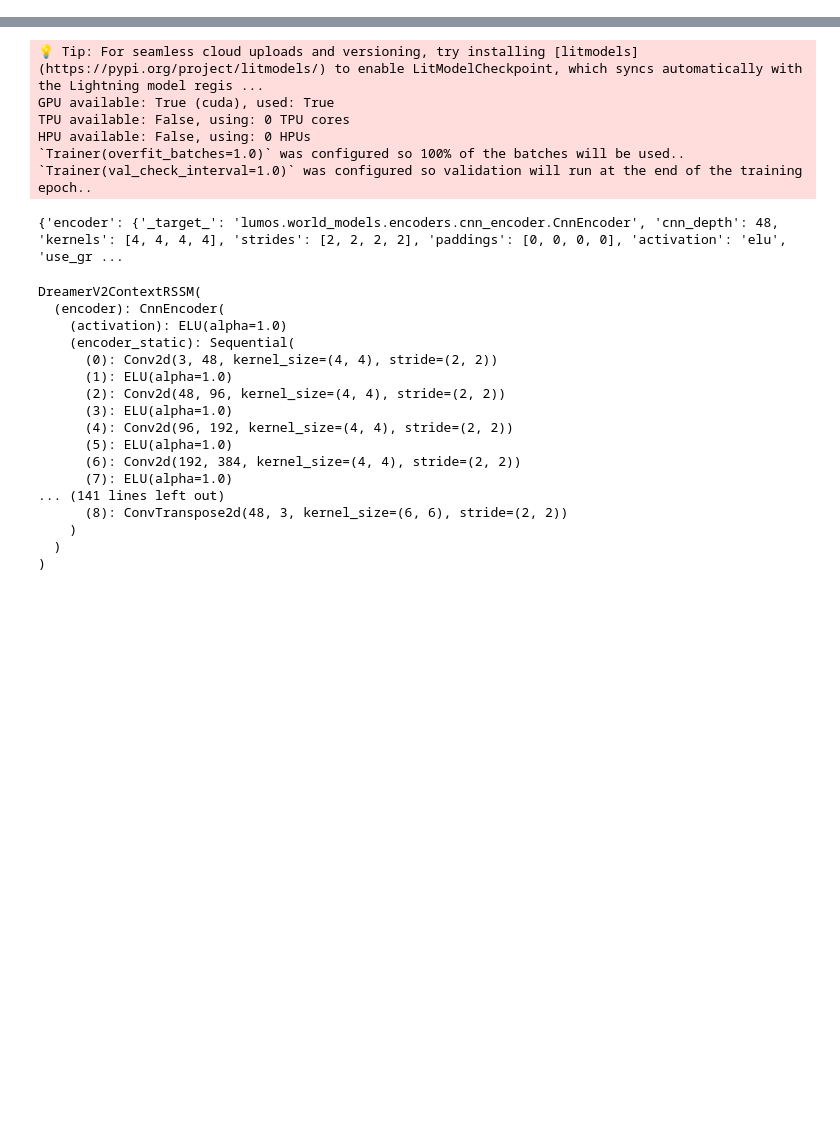
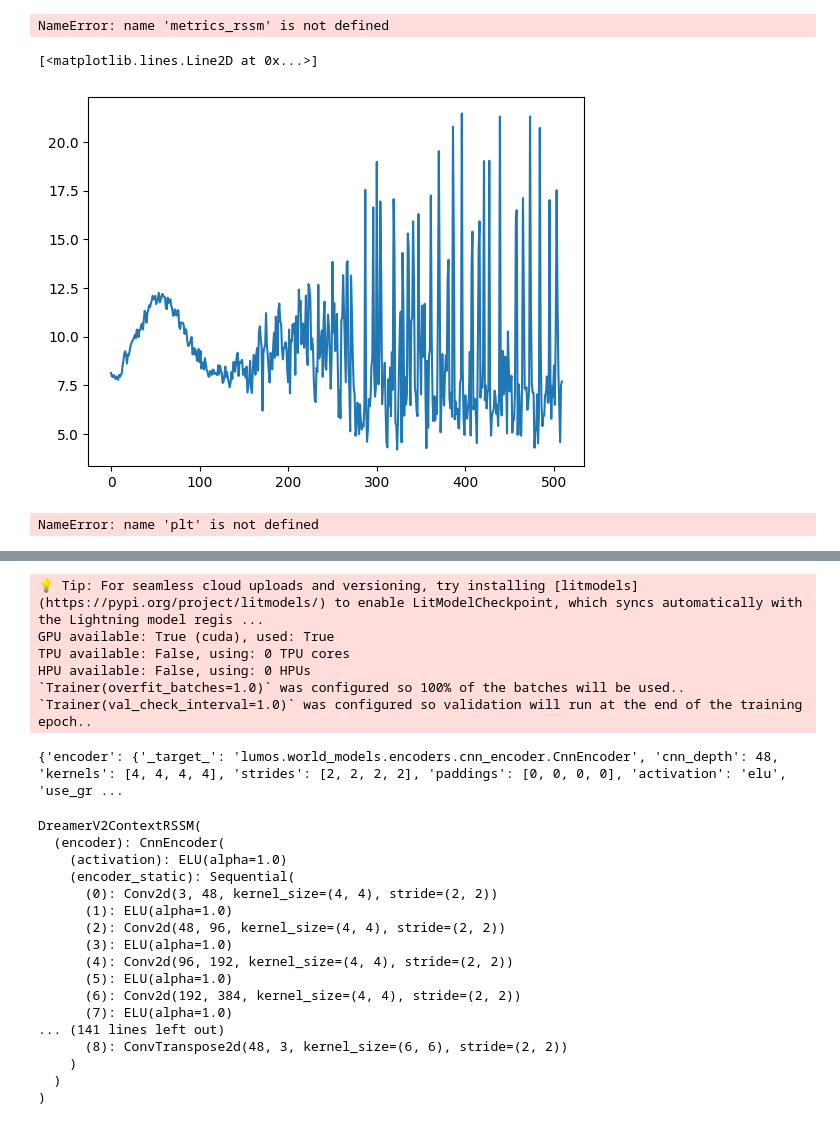
Before and after one commit to emlakp/hwd_d, a Jupyter notebook: notebooks/debug_crssm.ipynb, the cells around one changed output, grey strips where cells are left out. Drawn from its saved outputs; the diff is of its cells as text; code cells hidden in the pictures; blank space fills up the shorter version.

```diff
--- a/notebooks/debug_crssm.ipynb
+++ b/notebooks/debug_crssm.ipynb
@@ -0,0 +88,14 @@
+# %%
+import matplotlib.pyplot as plt
+plt.plot(metrics_rssm["loss/train-kl-c"])
+# %% [output]
+NameError: name 'metrics_rssm' is not defined
+# %%
+plt.plot(metrics_crssm["loss/train-kl-p"])
+# %% [output]
+[<matplotlib.lines.Line2D at 0x...>]
+[figure, added]
+# %%
+plt.plot(metrics["loss/train-kl-c"])
+# %% [output]
+NameError: name 'plt' is not defined
```
Also changed, not shown: parts of 8 cells of this notebook, 3 other files.
